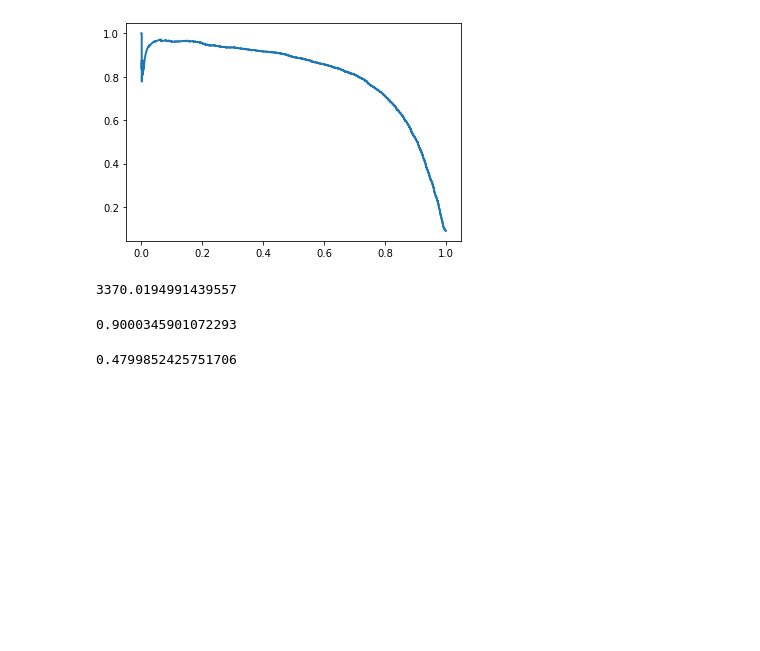
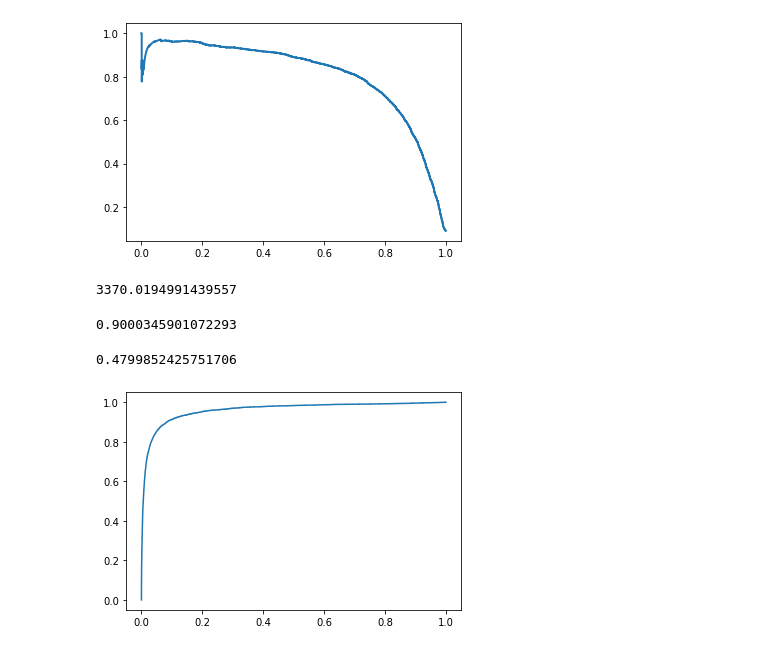
Before and after one commit to rickhall2000/ongoing-learning, a Jupyter notebook: Hands-On_Machine_Learning/Ch3-Classification.ipynb, the cells around one changed output. Cells and saved outputs as stored; diff of their text form; code cells hidden in the pictures; blank space fills up the shorter version.

```diff
--- a/Hands-On_Machine_Learning/Ch3-Classification.ipynb
+++ b/Hands-On_Machine_Learning/Ch3-Classification.ipynb
@@ -160,3 +160,12 @@ precision_score(y_train_5, y_train_pred_90)
 recall_score(y_train_5, y_train_pred_90)
 # %% [output]
 0.4799852425751706
+# %%
+from sklearn.metrics import roc_curve
+
+fpr, tpr, thresholds = roc_curve(y_train_5, y_scores)
+# %%
+plt.plot(fpr, tpr)
+plt.show()
+# %% [output]
+[figure, added]
```
Also changed, not shown: parts of 8 cells of this notebook.
